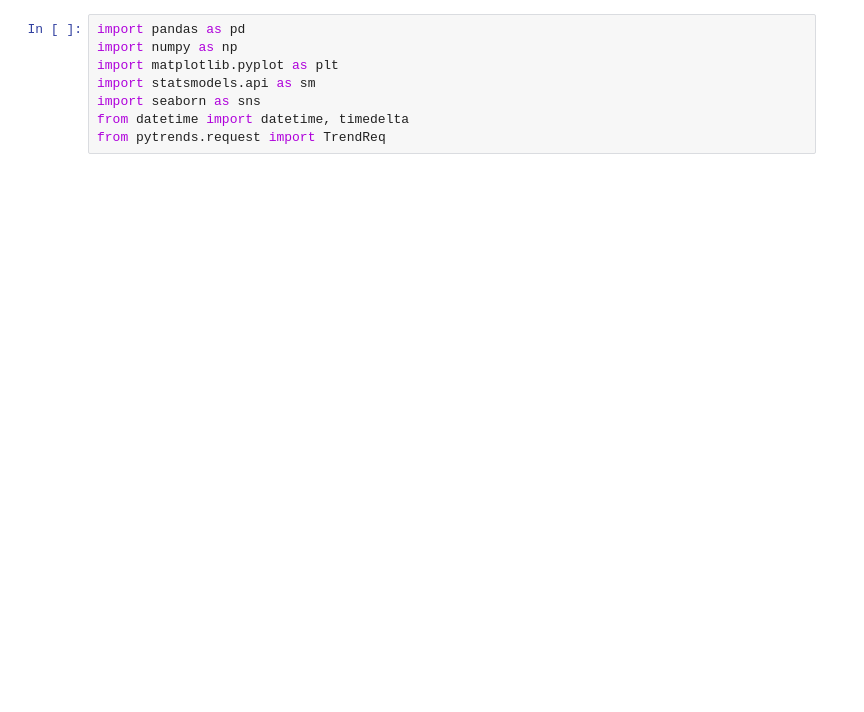
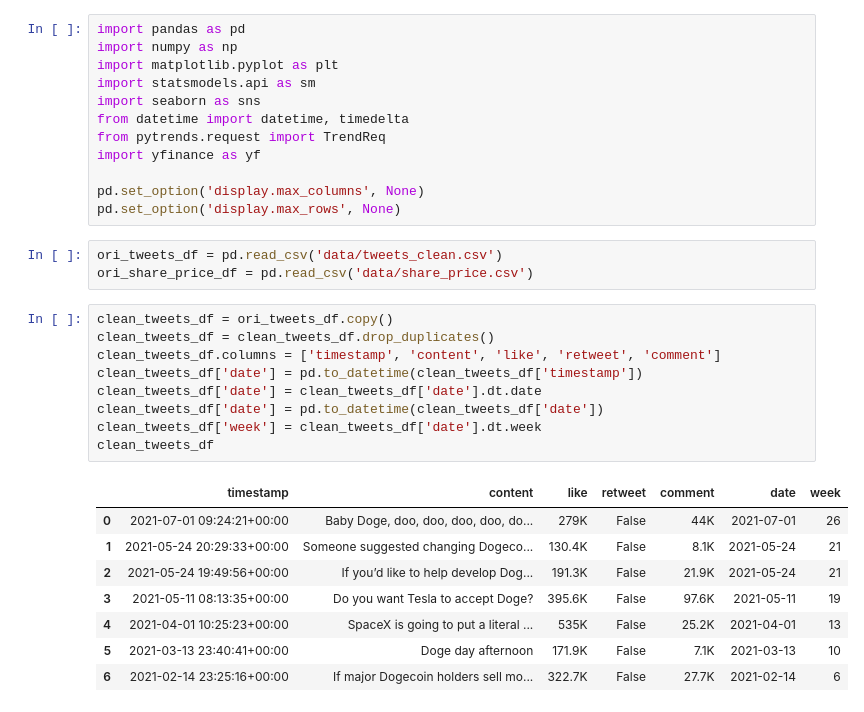
Before and after one commit to ba-group-projects/dogecoin-twitter-elon-musk, a Jupyter notebook: google-trends.ipynb, the cells around one changed output. Cells and saved outputs as stored; diff of their text form; blank space fills up the shorter version.

```diff
--- a/google-trends.ipynb
+++ b/google-trends.ipynb
@@ -6,3 +6,28 @@ import statsmodels.api as sm
 import seaborn as sns
 from datetime import datetime, timedelta
 from pytrends.request import TrendReq
+import yfinance as yf
+
+pd.set_option('display.max_columns', None)
+pd.set_option('display.max_rows', None)
+# %%
+ori_tweets_df = pd.read_csv('data/tweets_clean.csv')
+ori_share_price_df = pd.read_csv('data/share_price.csv')
+# %%
+clean_tweets_df = ori_tweets_df.copy()
+clean_tweets_df = clean_tweets_df.drop_duplicates()
+clean_tweets_df.columns = ['timestamp', 'content', 'like', 'retweet', 'comment']
+clean_tweets_df['date'] = pd.to_datetime(clean_tweets_df['timestamp'])
+clean_tweets_df['date'] = clean_tweets_df['date'].dt.date
+clean_tweets_df['date'] = pd.to_datetime(clean_tweets_df['date'])
+clean_tweets_df['week'] = clean_tweets_df['date'].dt.week
+clean_tweets_df
+# %% [output]
+|  | timestamp | content | like | retweet | comment | date | week |
+| 0 | 2021-07-01 09:24:21+00:00 | Baby Doge, doo, doo, doo, doo, do... | 279K | False | 44K | 2021-07-01 | 26 |
+| 1 | 2021-05-24 20:29:33+00:00 | Someone suggested changing Dogeco... | 130.4K | False | 8.1K | 2021-05-24 | 21 |
+| 2 | 2021-05-24 19:49:56+00:00 | If you’d like to help develop Dog... | 191.3K | False | 21.9K | 2021-05-24 | 21 |
+| 3 | 2021-05-11 08:13:35+00:00 | Do you want Tesla to accept Doge? | 395.6K | False | 97.6K | 2021-05-11 | 19 |
+| 4 | 2021-04-01 10:25:23+00:00 | SpaceX is going to put a literal ... | 535K | False | 25.2K | 2021-04-01 | 13 |
+| 5 | 2021-03-13 23:40:41+00:00 | Doge day afternoon | 171.9K | False | 7.1K | 2021-03-13 | 10 |
+| 6 | 2021-02-14 23:25:16+00:00 | If major Dogecoin holders sell mo... | 322.7K | False | 27.7K | 2021-02-14 | 6 |
```
Also changed, not shown: parts of 7 cells of this notebook, 1 other file.
